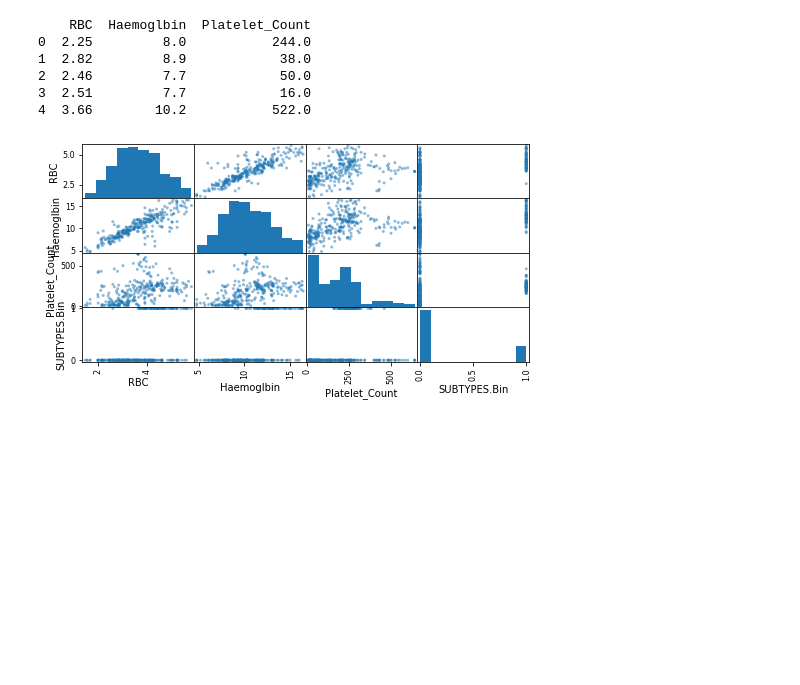
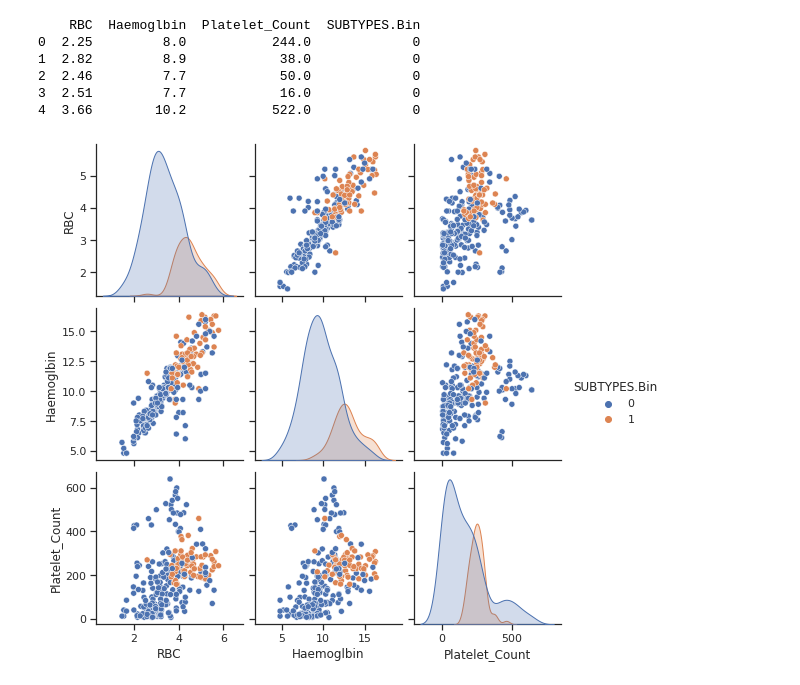
Before and after one commit to nadzhou/nust-ml, a Jupyter notebook: multi_linear_cancer.ipynb, the cells around one changed output. Cells and saved outputs as stored; diff of their text form; code cells hidden in the pictures; blank space fills up the shorter version.

Commit message:
Updated the scatter_matrix

```diff
--- a/multi_linear_cancer.ipynb
+++ b/multi_linear_cancer.ipynb
@@ -21,27 +21,26 @@ def encode_data(cancer_data, cancer_data_column):
     return label_encoder.fit_transform(cancer_data[cancer_data_column])
 # %%
 def choose_linear_columns(cancer_data):
-    linear_columns = ["RBC", "Haemoglbin", "Platelet_Count"]
+    linear_columns = ["RBC", "Haemoglbin", "Platelet_Count", "SUBTYPES.Bin"]
 
     return cancer_data[linear_columns]
 # %%
 cancer_data = load_data("/home/nadzhou/Downloads/cancer_data.csv")
 cancer_data['Gender'] = encode_data(cancer_data, "Gender")
 cancer_data['SUBTYPES.Bin'] = encode_data(cancer_data, "SUBTYPES.Bin")
 
 linear_cancer_data = choose_linear_columns(cancer_data)
 
 print(linear_cancer_data.head())
 
-attributes = ["RBC",  "Haemoglbin", "Platelet_Count", "SUBTYPES.Bin"]
-scatter_matrix(cancer_data[attributes], figsize=(8, 4))
-
+sns.set_theme(style="ticks")
+sns.pairplot(linear_cancer_data, hue="SUBTYPES.Bin")
 plt.show()
 # %% [output]
-    RBC  Haemoglbin  Platelet_Count
-0  2.25         8.0           244.0
-1  2.82         8.9            38.0
-2  2.46         7.7            50.0
-3  2.51         7.7            16.0
-4  3.66        10.2           522.0
+    RBC  Haemoglbin  Platelet_Count  SUBTYPES.Bin
+0  2.25         8.0           244.0             0
+1  2.82         8.9            38.0             0
+2  2.46         7.7            50.0             0
+3  2.51         7.7            16.0             0
+4  3.66        10.2           522.0             0
-[figure, old version]
+[figure, new version]
```
